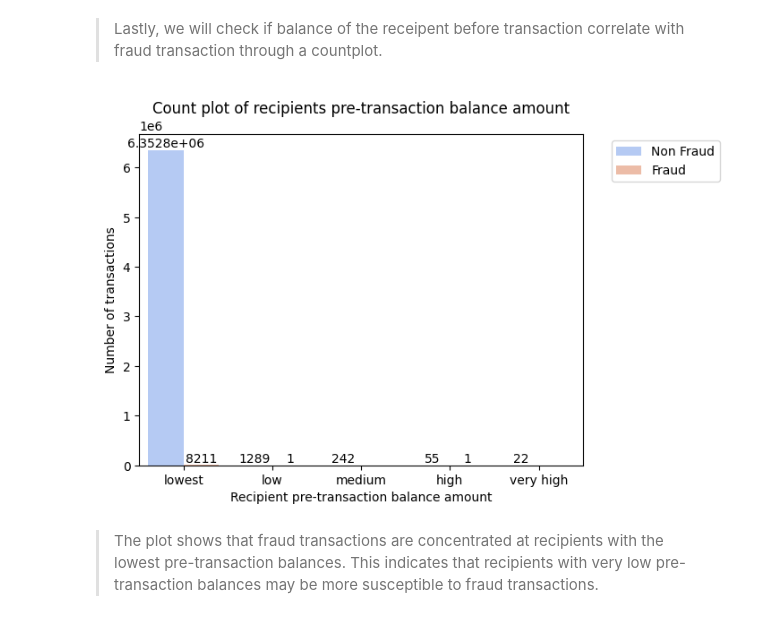
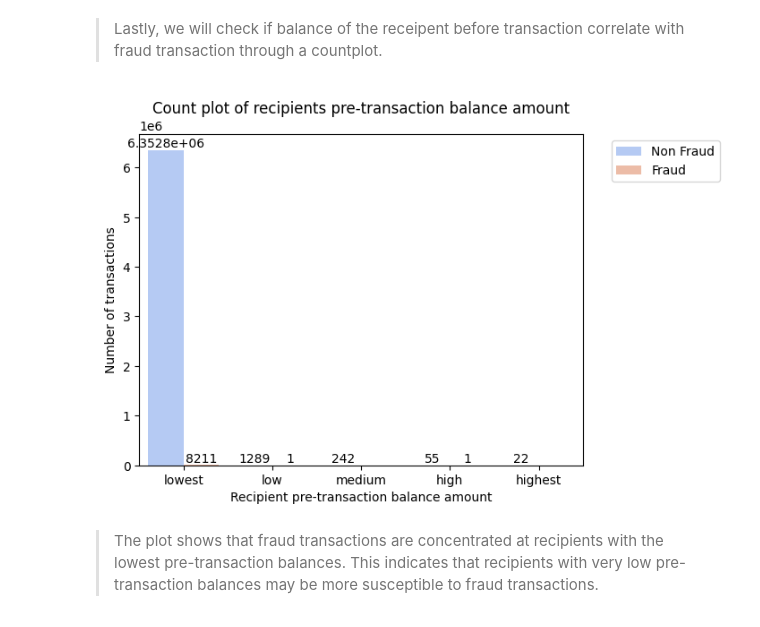
Before and after one commit to V3ness/Data-Science-Fundamentals-Project, a Jupyter notebook: project.ipynb, the cells around one changed output. Cells and saved outputs as stored; diff of their text form; code cells hidden in the pictures.

```diff
--- a/project.ipynb
+++ b/project.ipynb
@@ -366,22 +366,22 @@ Text(0.5, 0, 'Customers pre-transaction balance amount')
 # %% [markdown]
 > Lastly, we will check if balance of the receipent before transaction correlate with fraud transaction through a countplot.
 # %%
-df['oldBalanceDest_amount'] = pd.cut(df['oldBalanceDest'], 5, labels=['lowest', 'low', 'medium', 'high', 'very high'])
+df['oldBalanceDest_amount'] = pd.cut(df['oldBalanceDest'], 5, labels=['lowest', 'low', 'medium', 'high', 'highest'])
 
 ax = sns.countplot(x='oldBalanceDest_amount', data=df, hue='isFraud', palette='coolwarm')
 for container in ax.containers:
     ax.bar_label(container)
 plt.title('Count plot of recipients pre-transaction balance amount')
 
 handles, labels = ax.get_legend_handles_labels()
 labels = ['Non Fraud' if label == '0' else 'Fraud' for label in labels]
 ax.legend(handles, labels, bbox_to_anchor=(1.05, 1), loc='upper left')
 
 plt.ylabel('Number of transactions')
 plt.xlabel('Recipient pre-transaction balance amount')
 plt.show()
 # %% [output]
-[figure, old version]
+[figure, new version]
 # %% [markdown]
 > The plot shows that fraud transactions are concentrated at recipients with the lowest pre-transaction balances. This indicates that recipients with very low pre-transaction balances may be more susceptible to fraud transactions.
 # %% [markdown]
```
